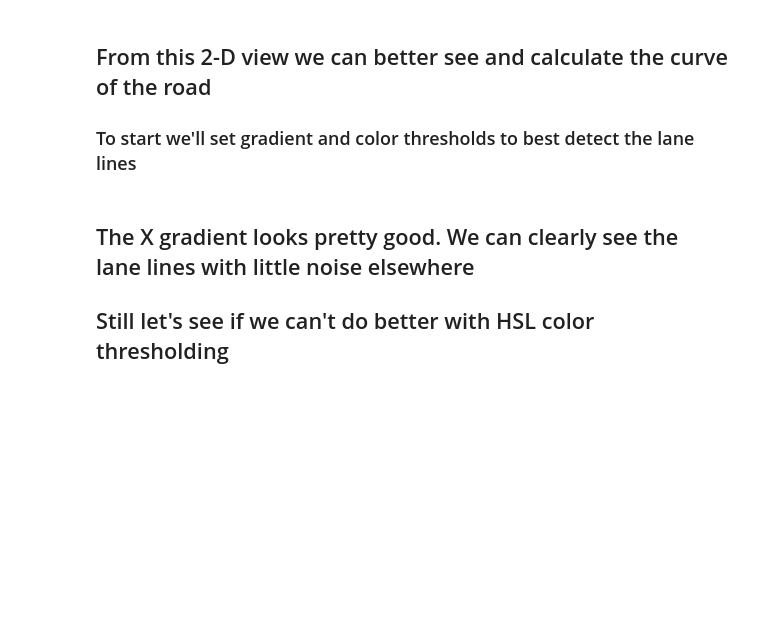
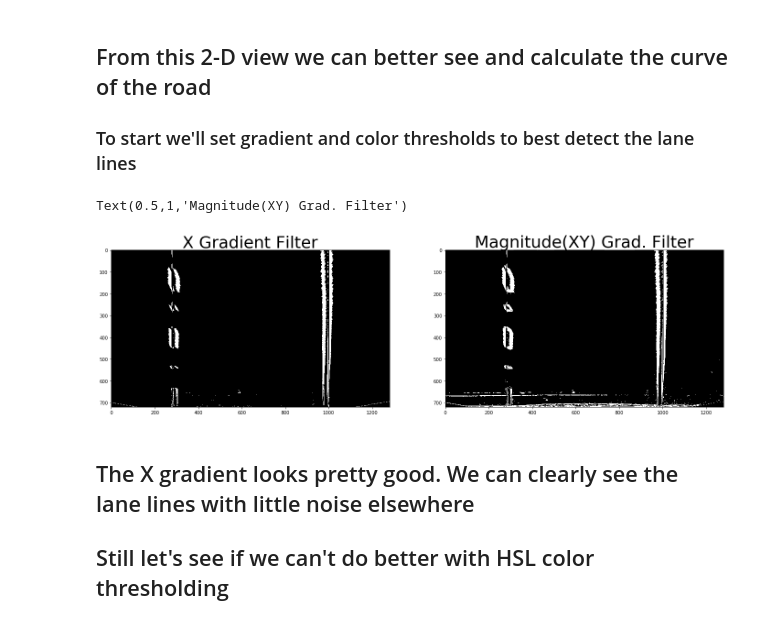
Before and after one commit to gobrando/CarND-Camera-Calibration, a Jupyter notebook: advanced_lane_lines_project/CarND-Advanced-Lane-Lines/lane_detection.ipynb, the cells around one changed output. Drawn from its saved outputs; the diff is of its cells as text; code cells hidden in the pictures; blank space fills up the shorter version.

```diff
--- a/advanced_lane_lines_project/CarND-Advanced-Lane-Lines/lane_detection.ipynb
+++ b/advanced_lane_lines_project/CarND-Advanced-Lane-Lines/lane_detection.ipynb
@@ -105,30 +105,33 @@ plt.imshow(top_down)
 # %%
 # Sobel gradient threshold
 # Magnitude threshold
 # HSL color threshold
 def grad_threshold(img, orient='x', sobel_kernel=3, thresh=(30,255)):
     gray = cv2.cvtColor(img, cv2.COLOR_RGB2GRAY)
     if (orient == 'x'):
         sobel = cv2.Sobel(gray, cv2.CV_64F, 1, 0, ksize=sobel_kernel)
     elif (orient == 'y'):
         sobel = cv2.Sobel(gray, cv2.CV_64F, 0, 1, ksize=sobel_kernel)
     elif (orient == 'xy'):
         sobelx = cv2.Sobel(gray, cv2.CV_64F, 1, 0, ksize=sobel_kernel)
         sobely = cv2.Sobel(gray, cv2.CV_64F, 0, 1, ksize=sobel_kernel)
         sobel = np.sqrt(sobelx**2 + sobely**2)
     else:
         return str('orient options: x, y, xy')
     abs_sobel = np.absolute(sobel)
     sbinary = np.zeros_like(abs_sobel)
     sbinary[(abs_sobel > thresh[0]) & (abs_sobel < thresh[1])] = 1
     return sbinary
-#sobelx_img = grad_threshold(top_down, orient='x')
-#sobelxy_img = grad_threshold(top_down, orient='xy')
-#f, (ax1, ax2) = plt.subplots(1,2, figsize=(24,9))
-#ax1.imshow(sobelx_img, cmap='gray')
-#ax1.set_title('X Gradient Filter', fontsize=36)
-#ax2.imshow(sobelxy_img, cmap='gray')
-#ax2.set_title('Magnitude(XY) Grad. Filter', fontsize=36)
+sobelx_img = grad_threshold(top_down, orient='x')
+sobelxy_img = grad_threshold(top_down, orient='xy')
+f, (ax1, ax2) = plt.subplots(1,2, figsize=(24,9))
+ax1.imshow(sobelx_img, cmap='gray')
+ax1.set_title('X Gradient Filter', fontsize=36)
+ax2.imshow(sobelxy_img, cmap='gray')
+ax2.set_title('Magnitude(XY) Grad. Filter', fontsize=36)
+# %% [output]
+Text(0.5,1,'Magnitude(XY) Grad. Filter')
+[figure, added]
 # %% [markdown]
 ## The X gradient looks pretty good. We can clearly see the lane lines with little noise elsewhere
 ## Still let's see if we can't do better with HSL color thresholding
```
Also changed, not shown: parts of 10 cells of this notebook, 2 other files.
